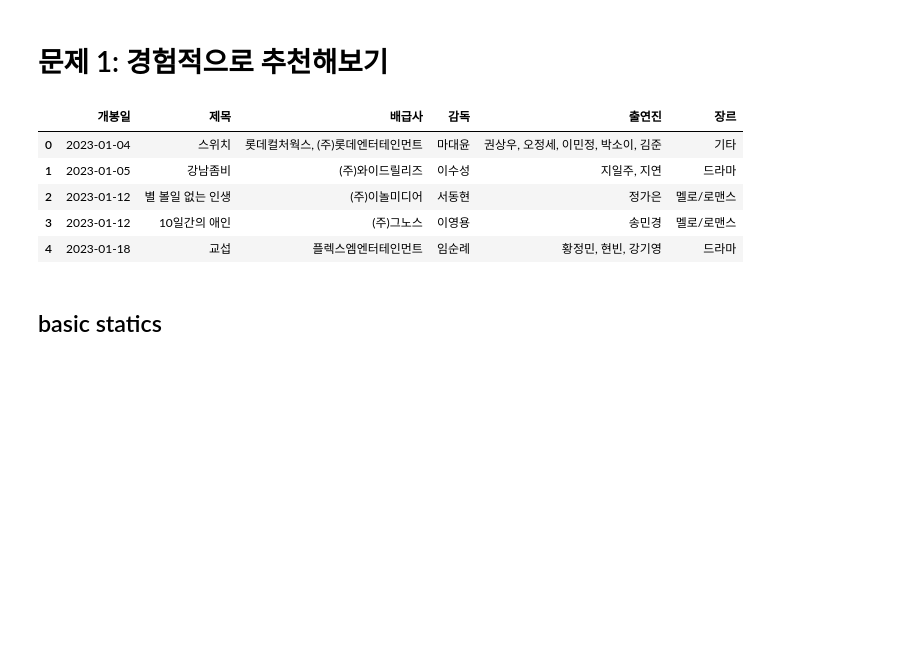
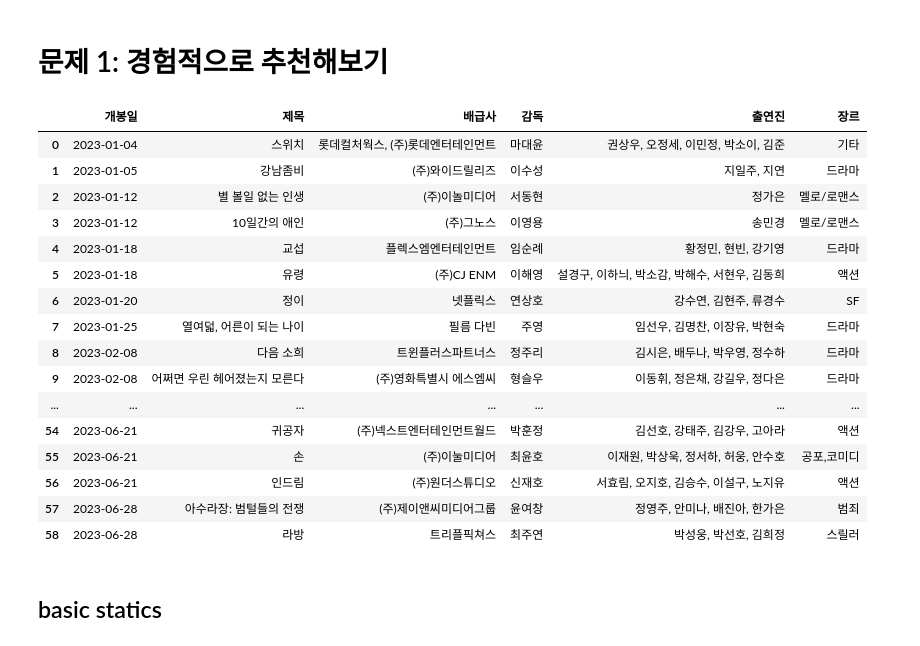
Before and after one commit to YeonSeong-Lee/codessey, a Jupyter notebook: prob0101/prob0101.ipynb, the cells around one changed output. Cells and saved outputs as stored; diff of their text form; code cells hidden in the pictures; blank space fills up the shorter version.

```diff
--- a/prob0101/prob0101.ipynb
+++ b/prob0101/prob0101.ipynb
@@ -5,14 +5,25 @@ import pandas as pd
 # %%
 # Load the dataset
 df = pd.read_csv('./data/prob-0101.csv')
-df.head()
+df
 # %% [output]
 |  | 개봉일 | 제목 | 배급사 | 감독 | 출연진 | 장르 |
 | 0 | 2023-01-04 | 스위치 | 롯데컬처웍스, (주)롯데엔터테인먼트 | 마대윤 | 권상우, 오정세, 이민정, 박소이, 김준 | 기타 |
 | 1 | 2023-01-05 | 강남좀비 | (주)와이드릴리즈 | 이수성 | 지일주, 지연 | 드라마 |
 | 2 | 2023-01-12 | 별 볼일 없는 인생 | (주)이놀미디어 | 서동현 | 정가은 | 멜로/로맨스 |
 | 3 | 2023-01-12 | 10일간의 애인 | (주)그노스 | 이영용 | 송민경 | 멜로/로맨스 |
 | 4 | 2023-01-18 | 교섭 | 플렉스엠엔터테인먼트 | 임순례 | 황정민, 현빈, 강기영 | 드라마 |
+| 5 | 2023-01-18 | 유령 | (주)CJ ENM | 이해영 | 설경구, 이하늬, 박소감, 박해수, 서현우, 김동희 | 액션 |
+| 6 | 2023-01-20 | 정이 | 넷플릭스 | 연상호 | 강수연, 김현주, 류경수 | SF |
+| 7 | 2023-01-25 | 열여덟, 어른이 되는 나이 | 필름 다빈 | 주영 | 임선우, 김명찬, 이장유, 박현숙 | 드라마 |
+| 8 | 2023-02-08 | 다음 소희 | 트윈플러스파트너스 | 정주리 | 김시은, 배두나, 박우영, 정수하 | 드라마 |
+| 9 | 2023-02-08 | 어쩌면 우린 헤어졌는지 모른다 | (주)영화특별시 에스엠씨 | 형슬우 | 이동휘, 정은채, 강길우, 정다은 | 드라마 |
+| ... | ... | ... | ... | ... | ... | ... |
+| 54 | 2023-06-21 | 귀공자 | (주)넥스트엔터테인먼트월드 | 박훈정 | 김선호, 강태주, 김강우, 고아라 | 액션 |
+| 55 | 2023-06-21 | 손 | (주)이눌미디어 | 최윤호 | 이재원, 박상욱, 정서하, 허웅, 안수호 | 공포,코미디 |
+| 56 | 2023-06-21 | 인드림 | (주)원더스튜디오 | 신재호 | 서효림, 오지호, 김승수, 이설구, 노지유 | 액션 |
+| 57 | 2023-06-28 | 아수라장: 범털들의 전쟁 | (주)제이앤씨미디어그룹 | 윤여창 | 정영주, 안미나, 배진아, 한가은 | 범죄 |
+| 58 | 2023-06-28 | 라방 | 트리플픽쳐스 | 최주연 | 박성웅, 박선호, 김희정 | 스릴러 |
 # %% [markdown]
 ## basic statics
 # %%
```
Also changed, not shown: parts of 7 cells of this notebook, 2 other files.
